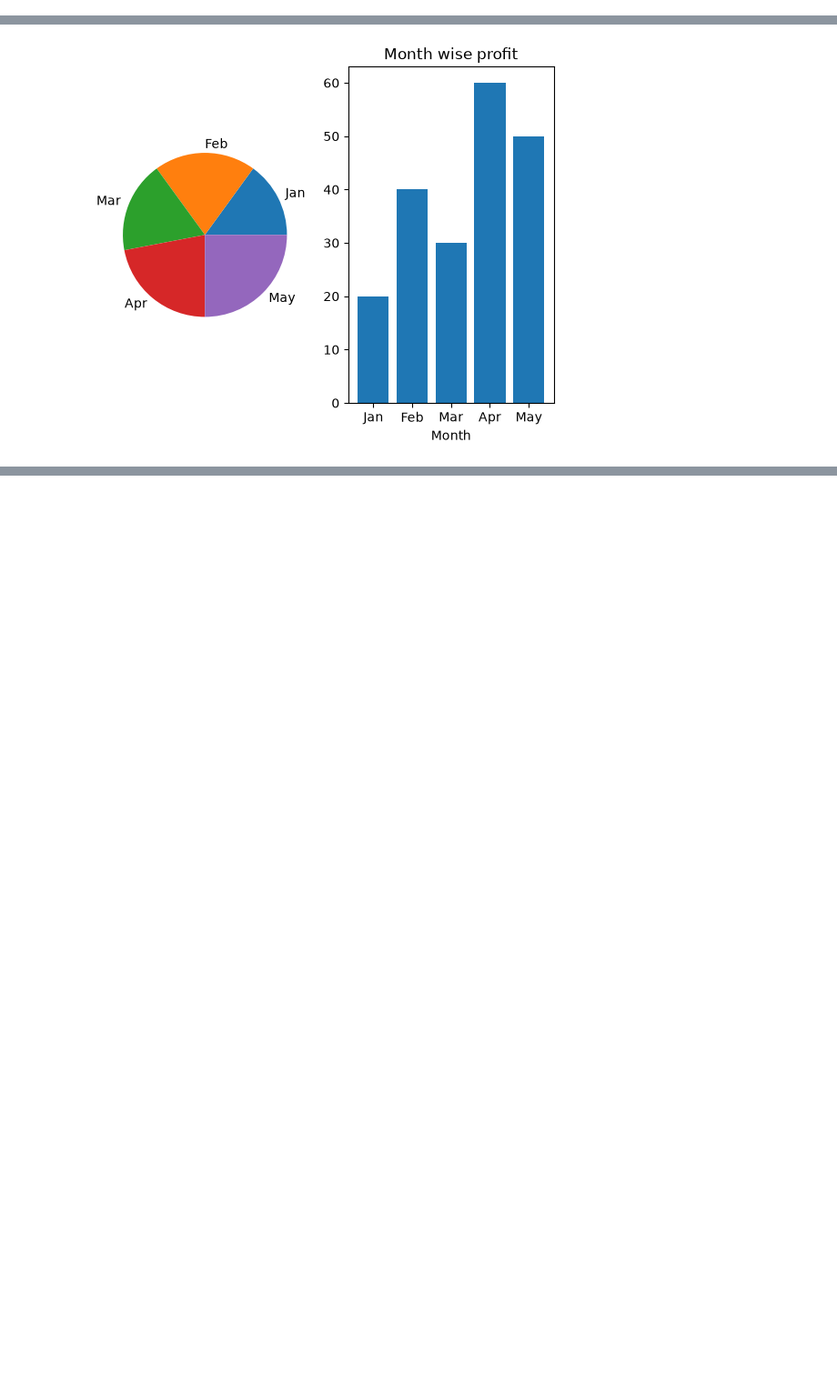
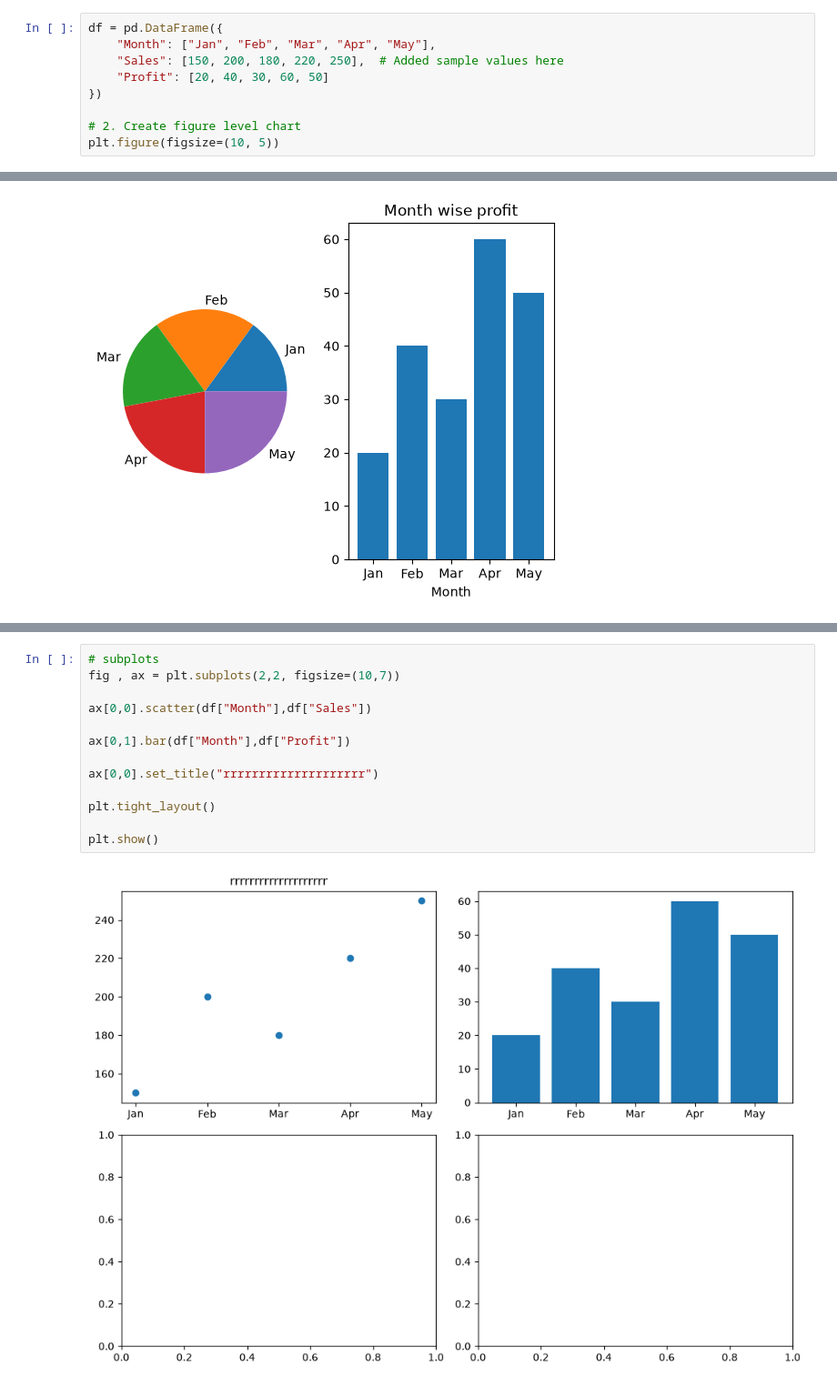
Before and after one commit to MuskanParmar-mp/python_lib, a Jupyter notebook: new python lib/Matplot/Day2.ipynb, the cells around one changed output, grey strips where cells are left out. Shown at 91% size. Saved outputs shown, nothing was run; the diff lists cells and outputs as text; blank space fills up the shorter version.

```diff
--- a/new python lib/Matplot/Day2.ipynb
+++ b/new python lib/Matplot/Day2.ipynb
@@ -15,6 +15,15 @@ plt.figure(figsize=(10, 5))
 # %% [output]
 <Figure size 1000x500 with 0 Axes>
 <Figure size 1000x500 with 0 Axes>
+# %%
+df = pd.DataFrame({
+    "Month": ["Jan", "Feb", "Mar", "Apr", "May"],
+    "Sales": [150, 200, 180, 220, 250],  # Added sample values here
+    "Profit": [20, 40, 30, 60, 50]
+})
+
+# 2. Create figure level chart
+plt.figure(figsize=(10, 5))
 # %%
 # to create figure level chart
 
@@ -47,3 +55,18 @@ plt.title("Month wise profit")
 plt.show()
 # %% [output]
 [figure]
+# %%
+# subplots
+fig , ax = plt.subplots(2,2, figsize=(10,7))
+
+ax[0,0].scatter(df["Month"],df["Sales"])
+
+ax[0,1].bar(df["Month"],df["Profit"])
+
+ax[0,0].set_title("rrrrrrrrrrrrrrrrrrrr")
+
+plt.tight_layout()
+
+plt.show()
+# %% [output]
+[figure, added]
```
Also changed, not shown: parts of 1 cell of this notebook.
